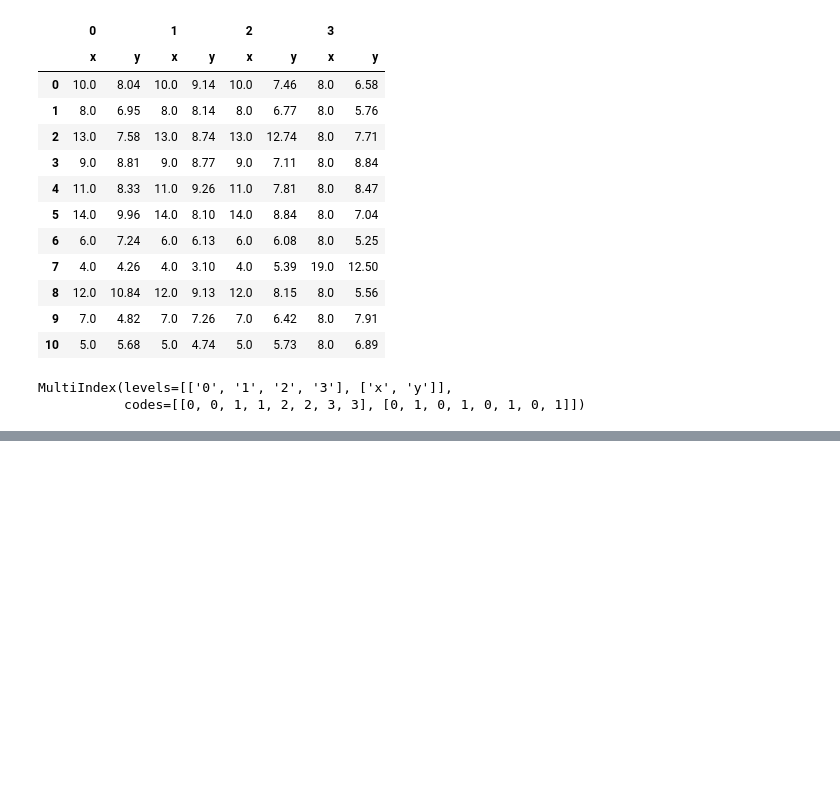
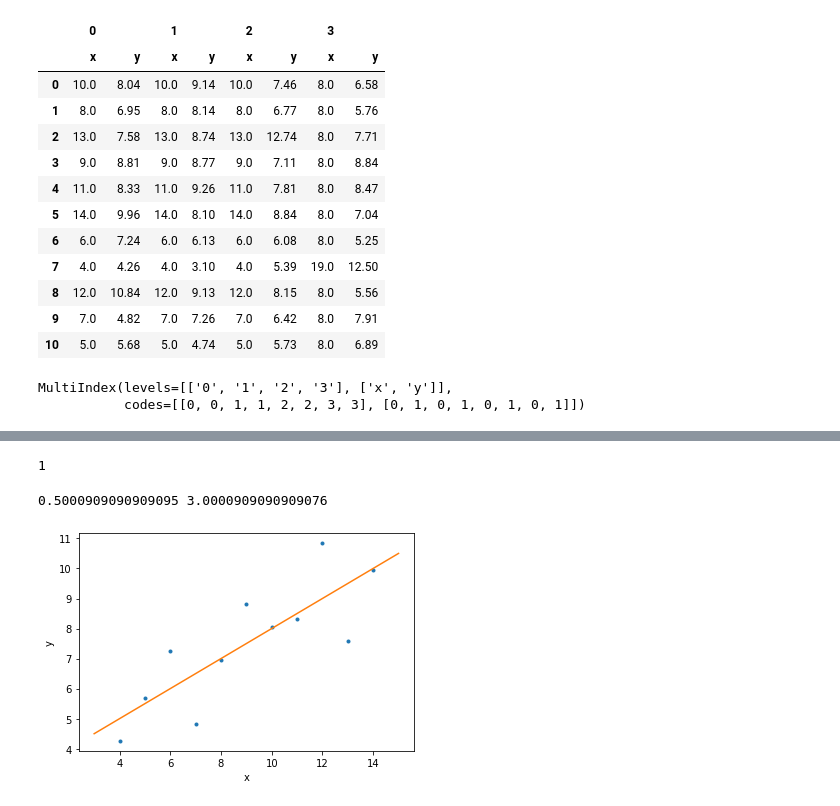
Before and after one commit to thap/python_basics_to_advanced, a Jupyter notebook: statistical_thinking_2/statistical_thinking_2.ipynb, the cells around one changed output, grey strips where cells are left out. Cells and saved outputs as stored; diff of their text form; code cells hidden in the pictures; blank space fills up the shorter version.

```diff
--- a/statistical_thinking_2/statistical_thinking_2.ipynb
+++ b/statistical_thinking_2/statistical_thinking_2.ipynb
@@ -172,0 +170,3 @@ IndexingError: Too many indexers
+# %%
+idx = pd.IndexSlice
+anscombe.loc[:, idx['0', 'x']]
@@ -172,0 +213,22 @@ IndexingError: Too many indexers
+# %%
+x = anscombe.loc[:, idx['0', 'x']]
+y = anscombe.loc[:, idx['0', 'y']]
+x.ndim
+# %% [output]
+1
+# %%
+a, b = np.polyfit(x, y, 1)
+print(a, b)
+# %% [output]
+0.5000909090909095 3.0000909090909076
+# %%
+x_t = np.array([3, 15])
+y_t = a * x_t + b
+# %%
+plt.plot(x, y, marker='.', linestyle='none')
+plt.plot(x_t, y_t)
+plt.xlabel('x')
+plt.ylabel('y')
+plt.show()
+# %% [output]
+[figure, added]
```
Also changed, not shown: parts of 45 cells of this notebook.
